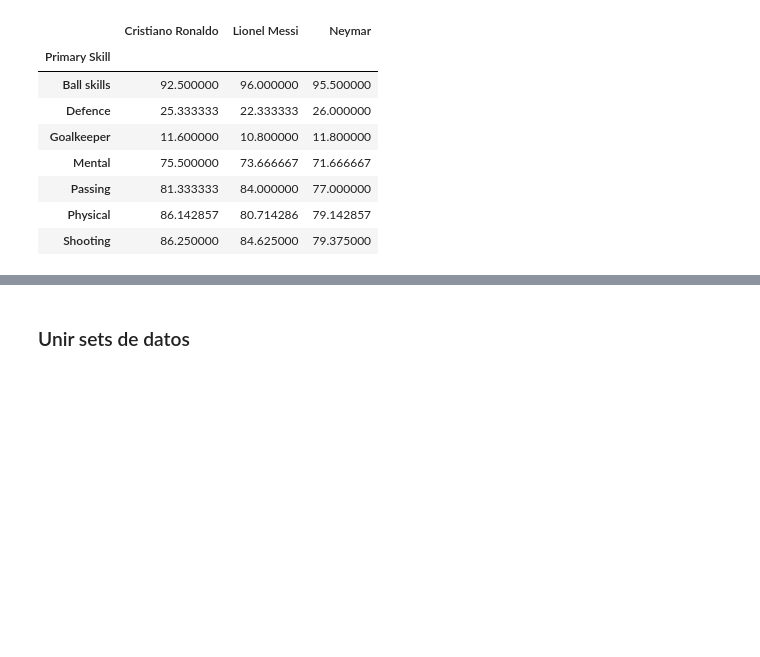
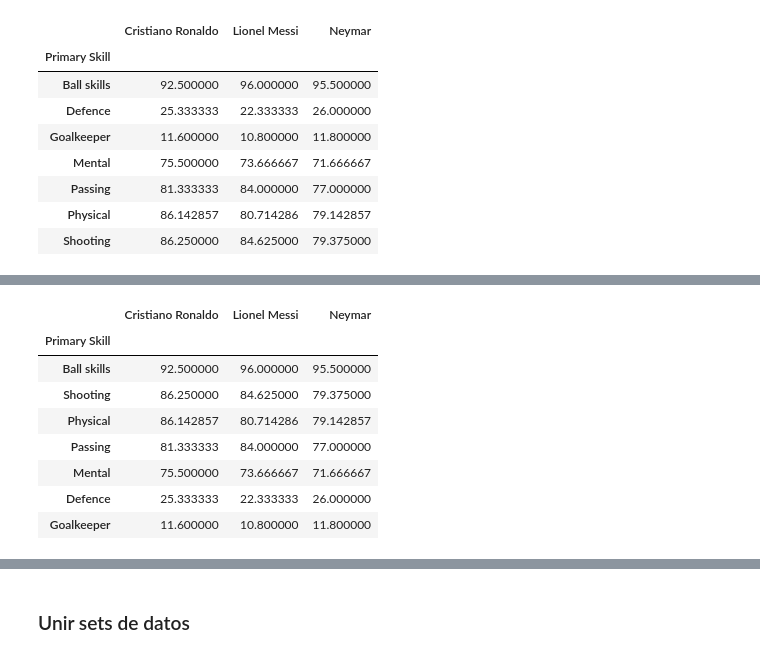
Before and after one commit to Boris94cr/Reconocimiento-de-Patrones, a Jupyter notebook: Inv-Corta-1/Inv-Corta-1.ipynb, the cells around one changed output, grey strips where cells are left out. Cells and saved outputs as stored; diff of their text form; code cells hidden in the pictures; blank space fills up the shorter version.

```diff
--- a/Inv-Corta-1/Inv-Corta-1.ipynb
+++ b/Inv-Corta-1/Inv-Corta-1.ipynb
@@ -178,7 +178,8 @@ dtype: int64
 
         En este caso se muestra un ejemplo de un agrupamiento utilizando la media.
 # %%
-table.groupby('Primary Skill').mean()
+summary = table.groupby('Primary Skill').mean()
+summary
 # %% [output]
 |  | Cristiano Ronaldo | Lionel Messi | Neymar |
 | Primary Skill |  |  |  |
@@ -191,0 +199,12 @@ table.groupby('Primary Skill').mean()
+# %%
+summary.sort_values('Cristiano Ronaldo', ascending = False)
+# %% [output]
+|  | Cristiano Ronaldo | Lionel Messi | Neymar |
+| Primary Skill |  |  |  |
+| Ball skills | 92.500000 | 96.000000 | 95.500000 |
+| Shooting | 86.250000 | 84.625000 | 79.375000 |
+| Physical | 86.142857 | 80.714286 | 79.142857 |
+| Passing | 81.333333 | 84.000000 | 77.000000 |
+| Mental | 75.500000 | 73.666667 | 71.666667 |
+| Defence | 25.333333 | 22.333333 | 26.000000 |
+| Goalkeeper | 11.600000 | 10.800000 | 11.800000 |
```
Also changed, not shown: parts of 19 cells of this notebook.
